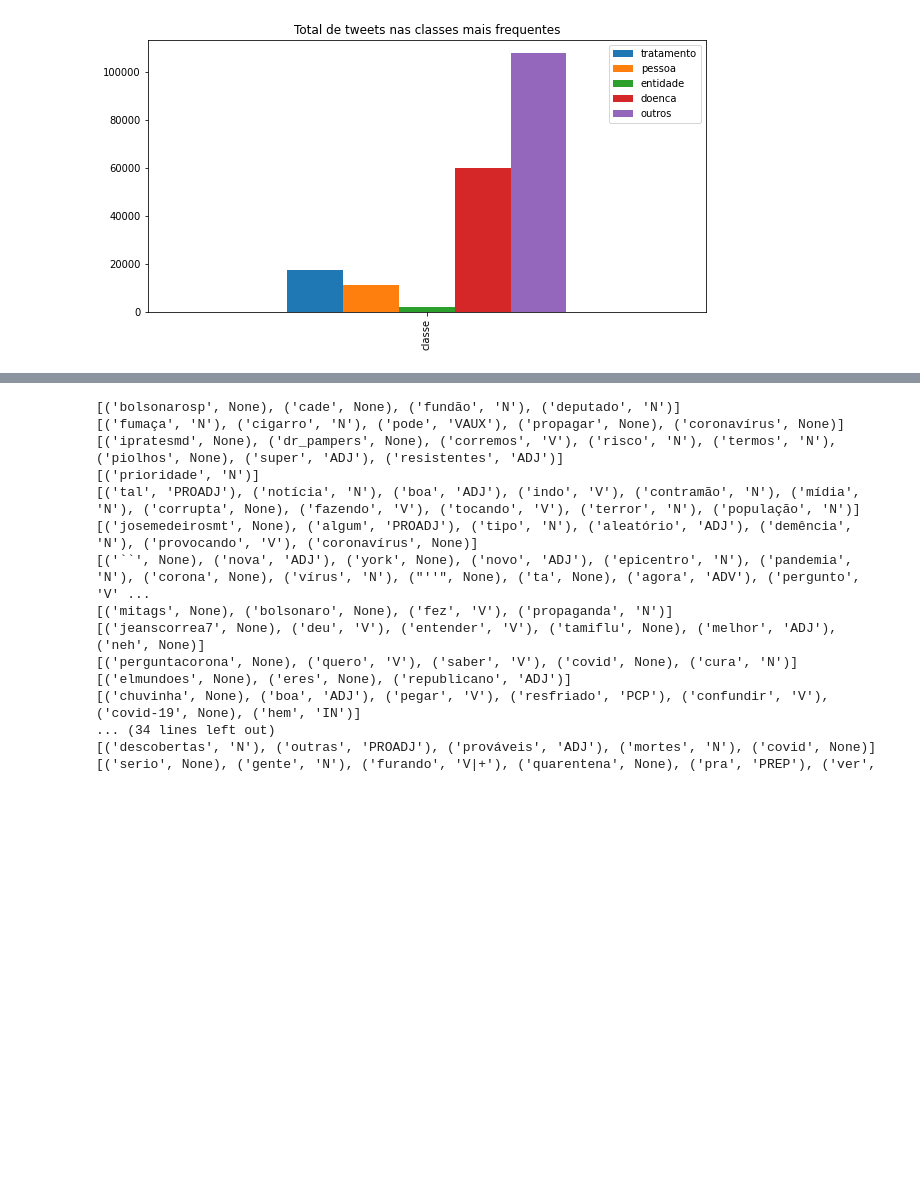
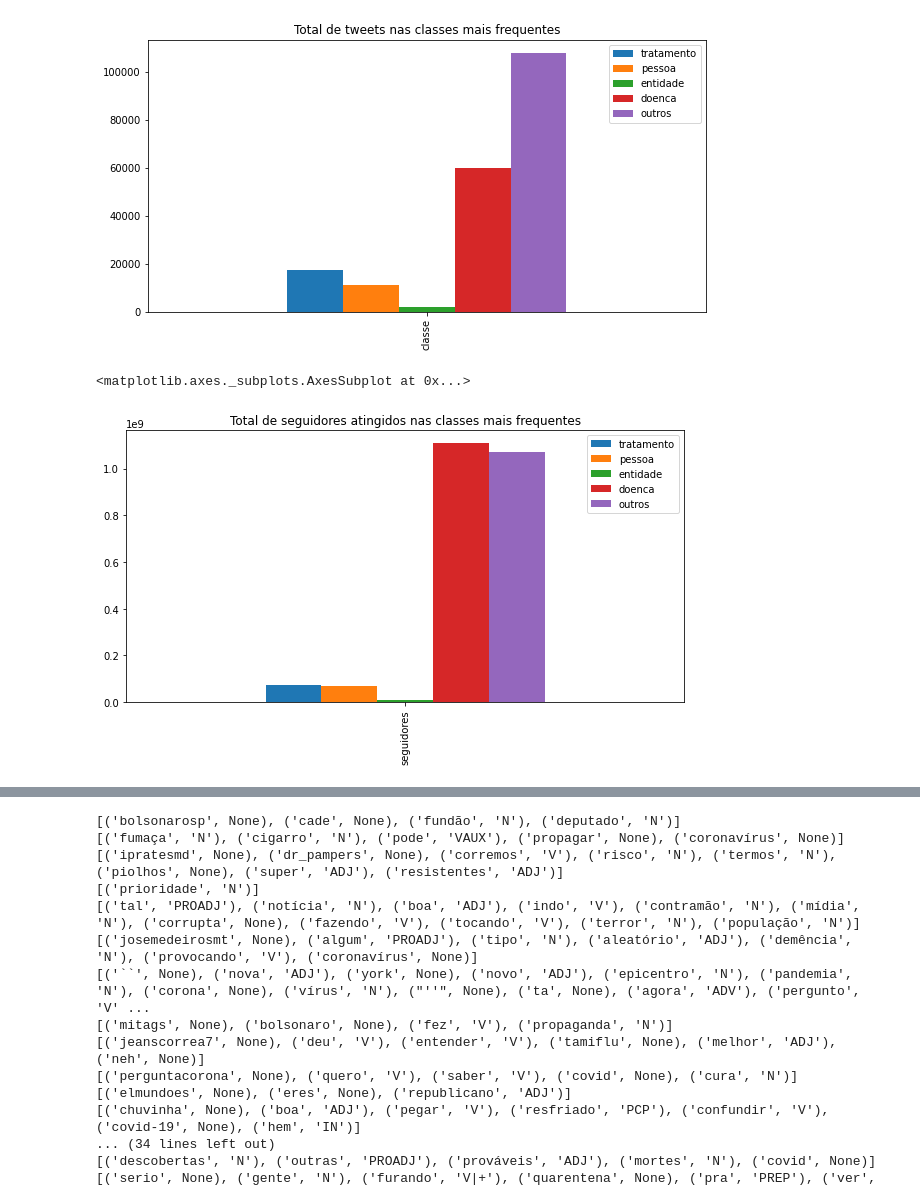
Before and after one commit to lln-cid20/prog-ciencia-dados, a Jupyter notebook: TrabalhoConjunto.ipynb, the cells around one changed output, grey strips where cells are left out. Saved outputs shown, nothing was run; the diff lists cells and outputs as text; code cells hidden in the pictures; blank space fills up the shorter version.

```diff
--- a/TrabalhoConjunto.ipynb
+++ b/TrabalhoConjunto.ipynb
@@ -284,9 +282,9 @@ if not os.path.exists('/content/drive/Shared drives/modulo02/duvidasDB.csv'):
 
     #Fazendo a iteração:
 
-    for index, row in dados2.iterrows():
+    for index, row in registros_com_duvidas.iterrows():
         # extrai o texto contendo a pergunta
-        texto = dados2.loc[index,'texto']
+        texto = registros_com_duvidas.loc[index,'texto']
 
         # separa as sentenças e as palavras
         sentencas = sent_tokenize(texto)
@@ -298,9 +296,9 @@ if not os.path.exists('/content/drive/Shared drives/modulo02/duvidasDB.csv'):
         # para cada pergunta será gerada uma linha na Base DúvidasDB, com todos atributos necessários para análise
         for i in sentencas_perguntas:
 
-           df3 = pd.DataFrame( {'data': [dados2.loc[index,'data']], 'retweet': [dados2.loc[index,'retweet']], 'seguidores':[dados2.loc[index,'seguidores']],
-                                 'idioma':[dados2.loc[index,'idioma']], 'lugar':[dados2.loc[index,'lugar']],  'pais':[dados2.loc[index,'pais']],
-                                 'sigla':[dados2.loc[index,'sigla']], 'latitude':[dados2.loc[index,'latitude']],  'longitude':[dados2.loc[index,'longitude']],
+           df3 = pd.DataFrame( {'data': [registros_com_duvidas.loc[index,'data']], 'retweet': [registros_com_duvidas.loc[index,'retweet']], 'seguidores':[registros_com_duvidas.loc[index,'seguidores']],
+                                 'idioma':[registros_com_duvidas.loc[index,'idioma']], 'lugar':[registros_com_duvidas.loc[index,'lugar']],  'pais':[registros_com_duvidas.loc[index,'pais']],
+                                 'sigla':[registros_com_duvidas.loc[index,'sigla']], 'latitude':[dadosregistros_com_duvidas2.loc[index,'latitude']],  'longitude':[registros_com_duvidas.loc[index,'longitude']],
                                  'pergunta': [i]  , 'id_origem': [index] })
            duvidasDB = duvidasDB.append(df3)
 
@@ -496,7 +602,7 @@ else :
        texto = duvidasDB.loc[index,'pergunta']
        texto = texto.lower()
 
-       palavras = word_tokenize(texto)
+       palavras = word_tokenize(texto,)
        palavras_sem_stopwords = [palavra for palavra in palavras if palavra not in stopwords]
 
        classe = 'outros'
@@ -545,6 +651,8 @@ duvidasDB.head(20)
 Exibindo um Gráfico de Barras comparando os totais de tweets das diversas classes de perguntas
 # %%
 # Exibindo um gráfico de barras dos totais de tweets por classe
+classes = ['tratamento','pessoa','entidade','doenca','outros']
+
 total_perguntas = duvidasDB.groupby(['classe'])['classe'].count()
 
 show = pd.DataFrame([total_perguntas], columns=classes)
@@ -552,3 +660,12 @@ show.plot(kind= 'bar',figsize=(10,5),title='Total de tweets nas classes mais fre
 # %% [output]
 <matplotlib.axes._subplots.AxesSubplot at 0x...>
 [figure]
+# %%
+# Exibindo um gráfico de barras dos totais de seguidores atingidos por classe
+total_seguidores = duvidasDB.groupby(['classe'])['seguidores'].sum()
+
+show = pd.DataFrame([total_seguidores], columns=classes)
+show.plot(kind= 'bar',figsize=(10,5),title='Total de seguidores atingidos nas classes mais frequentes')
+# %% [output]
+<matplotlib.axes._subplots.AxesSubplot at 0x...>
+[figure, added]
```
Also changed, not shown: parts of 36 cells of this notebook.
